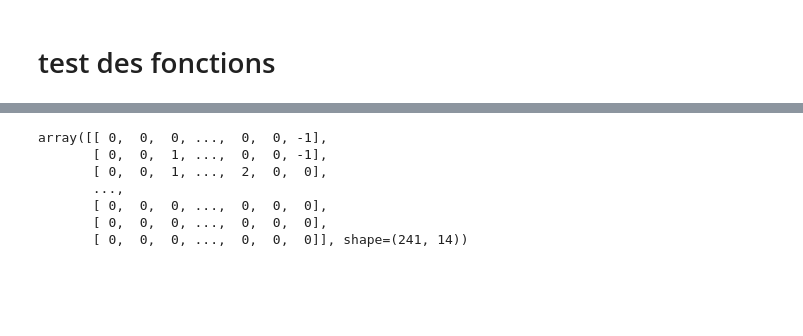
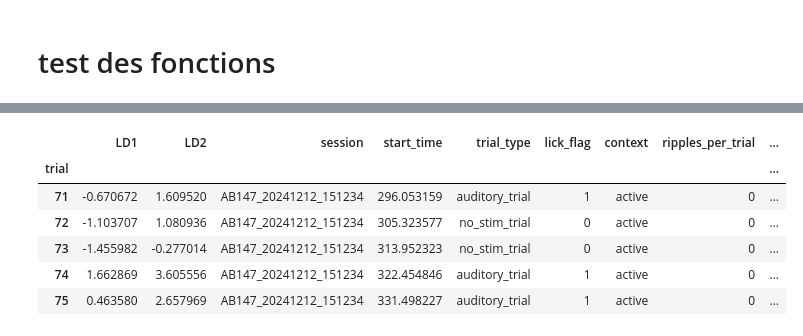
Before and after one commit to LSENS-BMI-EPFL/NWB_analysis, a Jupyter notebook: ripples_analysis/Analysis_TONI/data_exploration.ipynb, the cells around one changed output, grey strips where cells are left out. Cells and saved outputs as stored; diff of their text form; code cells hidden in the pictures; blank space fills up the shorter version.

```diff
--- a/ripples_analysis/Analysis_TONI/data_exploration.ipynb
+++ b/ripples_analysis/Analysis_TONI/data_exploration.ipynb
@@ -509,10 +517,3 @@ X_sensory_lda, y_sensory_lda, meta_trials, X_ripples_lda, y_ripples_lda, meta_ri
 # %%
-X_sensory_lda
+model_lda,X_sensory_lda, expl_variance =fit_lda(X_sensory, y_sensory)
+model_lda_ripples,X_ripples_lda, expl_variance_ripples =fit_lda(X_ripples, y_ripples)
-# %% [output]
-array([[ 0,  0,  0, ...,  0,  0, -1],
-       [ 0,  0,  1, ...,  0,  0, -1],
-       [ 0,  0,  1, ...,  2,  0,  0],
-       ...,
-       [ 0,  0,  0, ...,  0,  0,  0],
-       [ 0,  0,  0, ...,  0,  0,  0],
-       [ 0,  0,  0, ...,  0,  0,  0]], shape=(241, 14))
@@ -518,0 +524,10 @@ array([[ 0,  0,  0, ...,  0,  0, -1],
+# %%
+df_sensory_lda.head()
+# %% [output]
+|  | LD1 | LD2 | session | start_time | trial_type | lick_flag | context | ripples_per_trial | ... |
+| trial |  |  |  |  |  |  |  |  | ... |
+| 71 | -0.670672 | 1.609520 | AB147_20241212_151234 | 296.053159 | auditory_trial | 1 | active | 0 | ... |
+| 72 | -1.103707 | 1.080936 | AB147_20241212_151234 | 305.323577 | no_stim_trial | 0 | active | 0 | ... |
+| 73 | -1.455982 | -0.277014 | AB147_20241212_151234 | 313.952323 | no_stim_trial | 0 | active | 0 | ... |
+| 74 | 1.662869 | 3.605556 | AB147_20241212_151234 | 322.454846 | auditory_trial | 1 | active | 0 | ... |
+| 75 | 0.463580 | 2.657969 | AB147_20241212_151234 | 331.498227 | auditory_trial | 1 | active | 0 | ... |
```
Also changed, not shown: parts of 5 cells of this notebook, 2 other files.
